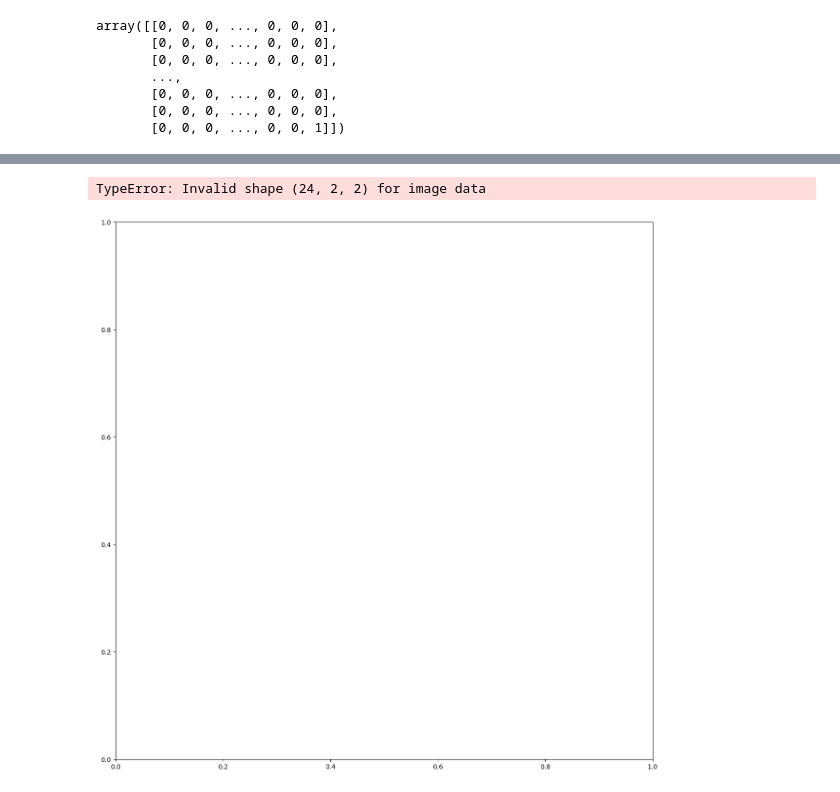
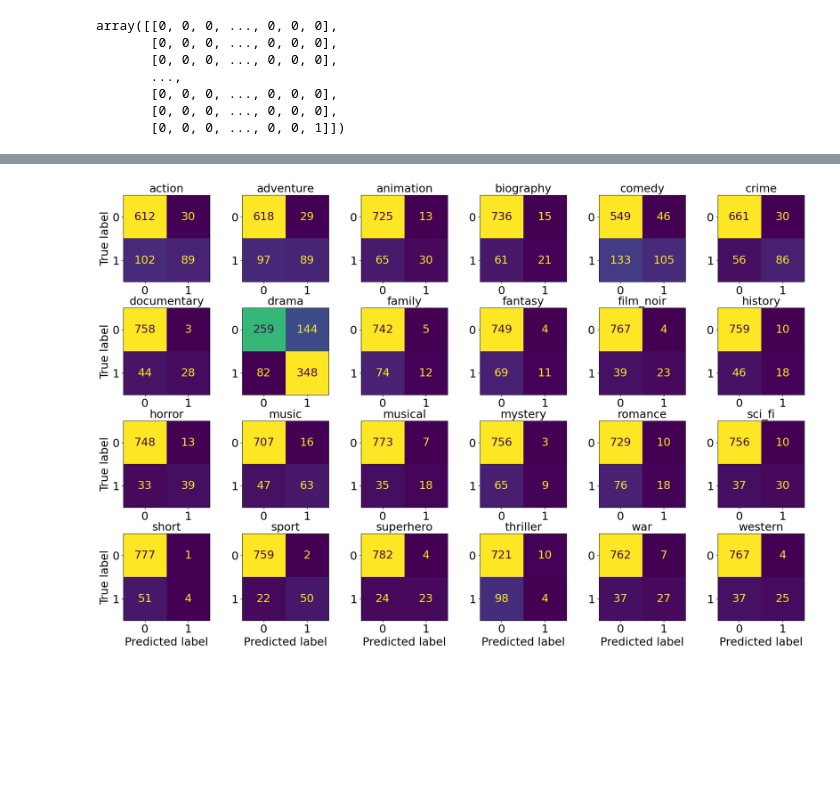
Before and after one commit to DmitryPogrebnoy/IndustrialML_ITMO, a Jupyter notebook: task2/final_catboost.ipynb, the cells around one changed output, grey strips where cells are left out. Saved outputs shown, nothing was run; the diff lists cells and outputs as text; code cells hidden in the pictures; blank space fills up the shorter version.

```diff
--- a/task2/final_catboost.ipynb
+++ b/task2/final_catboost.ipynb
@@ -365,14 +450,19 @@ array([[[620,  22],
-# %%
-fig = plt.figure(figsize=(15,15))
-ax = fig.add_subplot(111)
-cax = ax.matshow(cm)
-plt.title('Confusion matrix')
-fig.colorbar(cax)
-ax.set_xticklabels([''] + CATEGORIES)
-ax.set_yticklabels([''] + CATEGORIES)
-plt.xlabel('Predicted')
-plt.ylabel('True')
-plt.show()
-# %% [output]
-TypeError: Invalid shape (24, 2, 2) for image data
-[figure, removed]
+# %%
+plt.rc('font', size=22)
+f, axes = plt.subplots(4, 6, figsize=(25, 15))
+axes = axes.ravel()
+for i in range(24):
+    disp = ConfusionMatrixDisplay(confusion_matrix(test_y.to_numpy()[:, i],
+                                                   preds[:, i]))
+    disp.plot(ax=axes[i], values_format='.4g')
+    disp.ax_.set_title(CATEGORIES[i], fontdict={'size':'22'})
+    if i<18:
+        disp.ax_.set_xlabel('')
+    if i%6!=0:
+        disp.ax_.set_ylabel('')
+    disp.im_.colorbar.remove()
+
+plt.subplots_adjust(wspace=0.001, hspace=0.3)
+plt.show()
+# %% [output]
+[figure, added]
```
Also changed, not shown: parts of 11 cells of this notebook.
